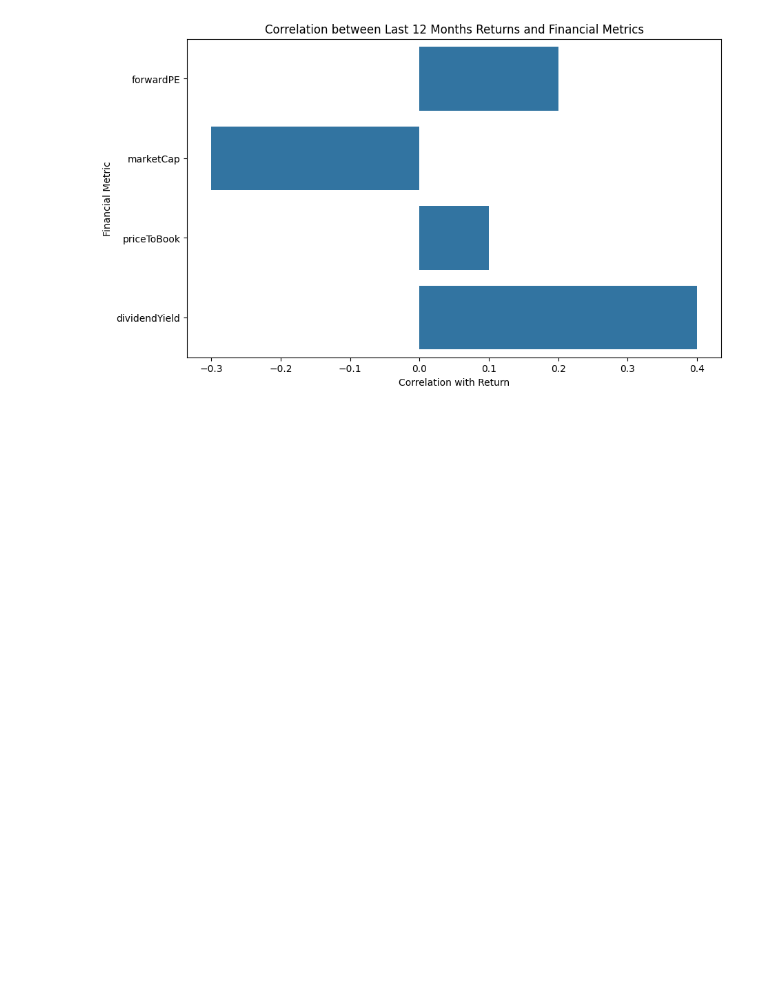
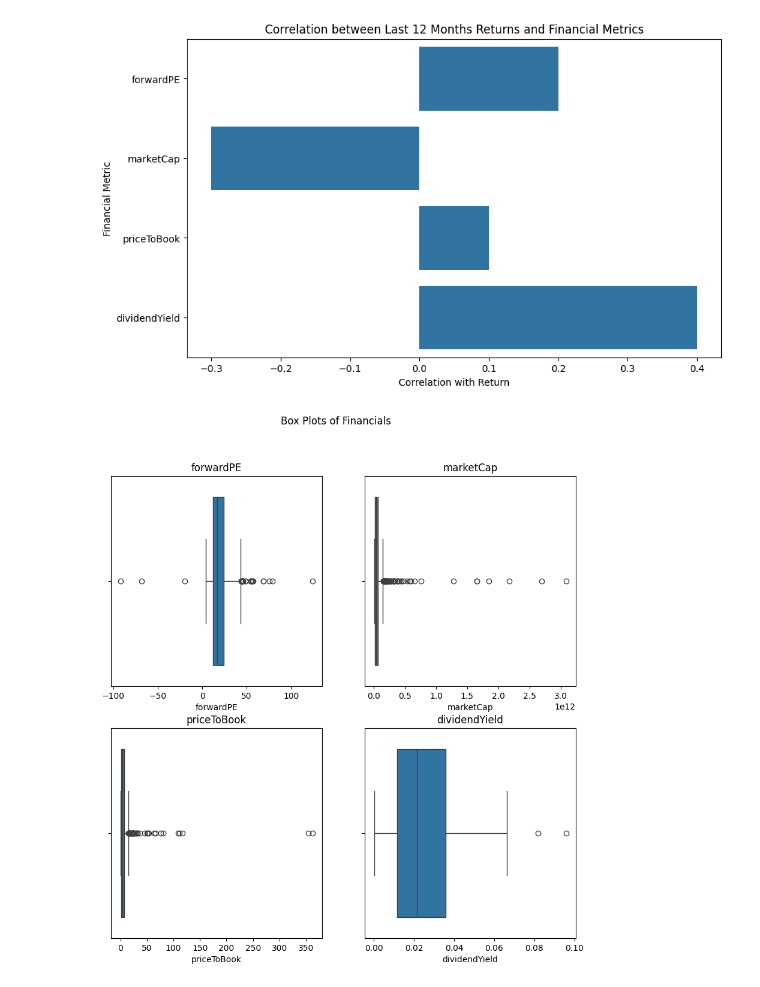
Before and after one commit to christopher-dixon-uni/Nottingham-Math4045-PortfolioManagement, a Jupyter notebook: OliverTurner_ProjectWork/Stock picking/fundamentals_eda.ipynb, the cells around one changed output. Saved outputs shown, nothing was run; the diff lists cells and outputs as text; code cells hidden in the pictures; blank space fills up the shorter version.

```diff
--- a/OliverTurner_ProjectWork/Stock picking/fundamentals_eda.ipynb
+++ b/OliverTurner_ProjectWork/Stock picking/fundamentals_eda.ipynb
@@ -152,3 +152,23 @@ plt.ylabel('Financial Metric')
 plt.show()
 # %% [output]
 [figure]
+# %%
+#box plots of forwardPE, marketCap, priceToBook, dividendYield
+fig, axs = plt.subplots(2, 2, figsize=(10, 10))
+fig.suptitle('Box Plots of Financials')
+
+sns.boxplot(ax=axs[0, 0], x=df['forwardPE'])
+axs[0, 0].set_title('forwardPE')
+
+sns.boxplot(ax=axs[0, 1], x=df['marketCap'])
+axs[0, 1].set_title('marketCap')
+
+sns.boxplot(ax=axs[1, 0], x=df['priceToBook'])
+axs[1, 0].set_title('priceToBook')
+
+sns.boxplot(ax=axs[1, 1], x=df['dividendYield'])
+axs[1, 1].set_title('dividendYield')
+
+plt.show()
+# %% [output]
+[figure, added]
```
Also changed, not shown: 1 other file.
